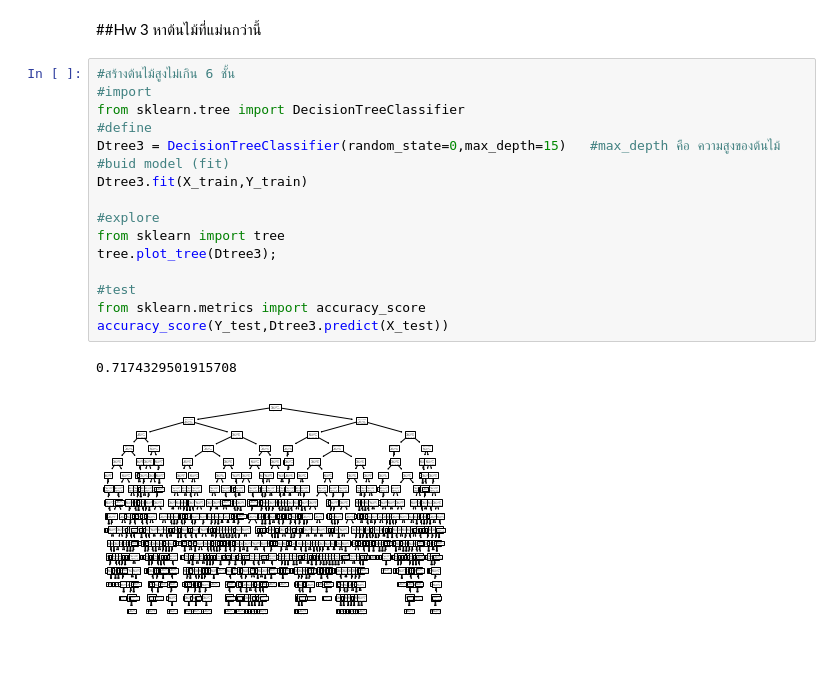
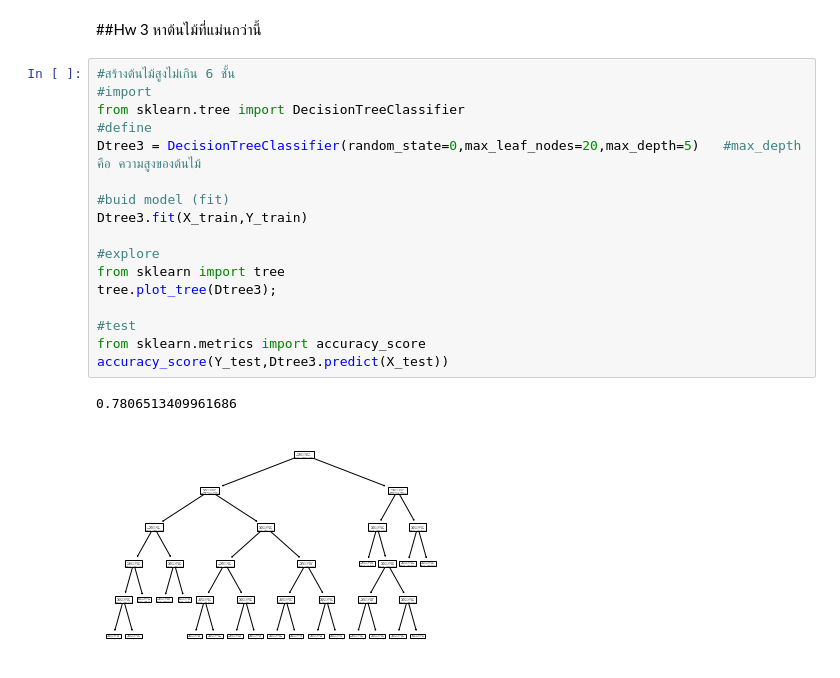
Before and after one commit to rattapornsupama/DPDM65, a Jupyter notebook: Classification.ipynb, the cells around one changed output. Drawn from its saved outputs; the diff is of its cells as text.

```diff
--- a/Classification.ipynb
+++ b/Classification.ipynb
@@ -213,19 +213,20 @@ accuracy_score(Y_test,Dtree2.predict(X_test))
 # %%
 #สร้างต้นไม้สูงไม่เกิน 6 ชั้น
 #import
 from sklearn.tree import DecisionTreeClassifier
 #define
-Dtree3 = DecisionTreeClassifier(random_state=0,max_depth=15)   #max_depth คือ ความสูงของต้นไม้
+Dtree3 = DecisionTreeClassifier(random_state=0,max_leaf_nodes=20,max_depth=5)   #max_depth คือ ความสูงของต้นไม้
+
 #buid model (fit)
 Dtree3.fit(X_train,Y_train)
 
 #explore
 from sklearn import tree
 tree.plot_tree(Dtree3);
 
 #test
 from sklearn.metrics import accuracy_score
 accuracy_score(Y_test,Dtree3.predict(X_test))
 # %% [output]
-0.7174329501915708
+0.7806513409961686
-[figure, old version]
+[figure, new version]
```
